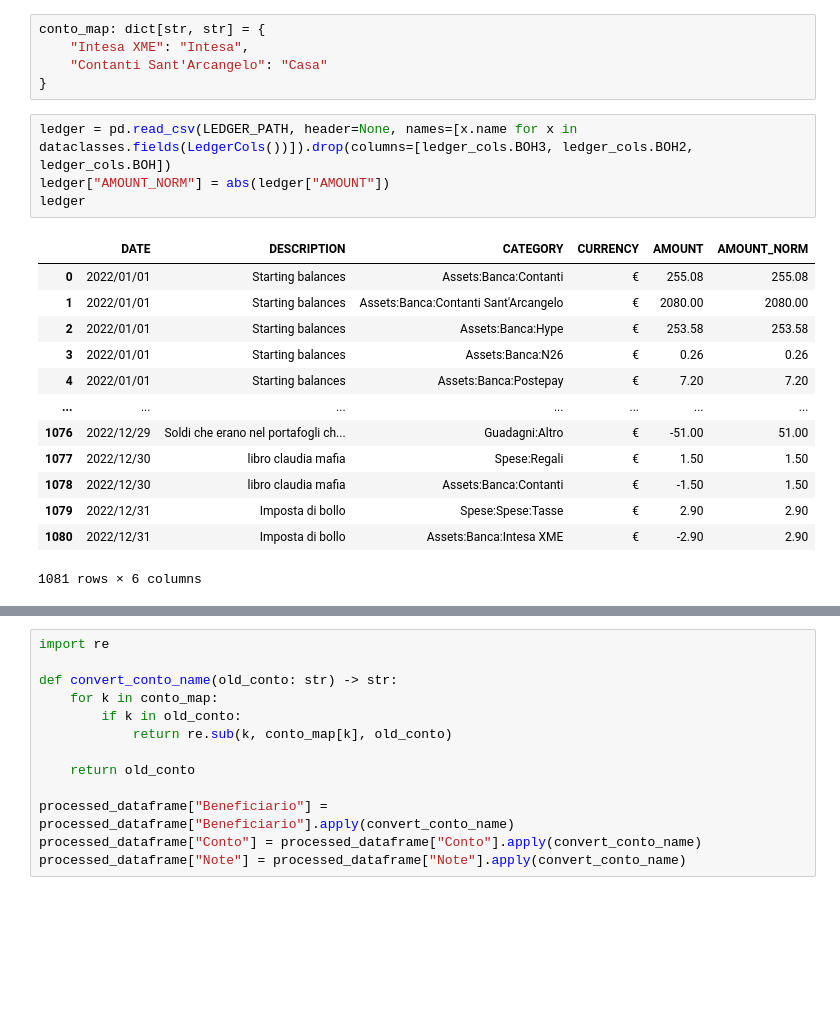
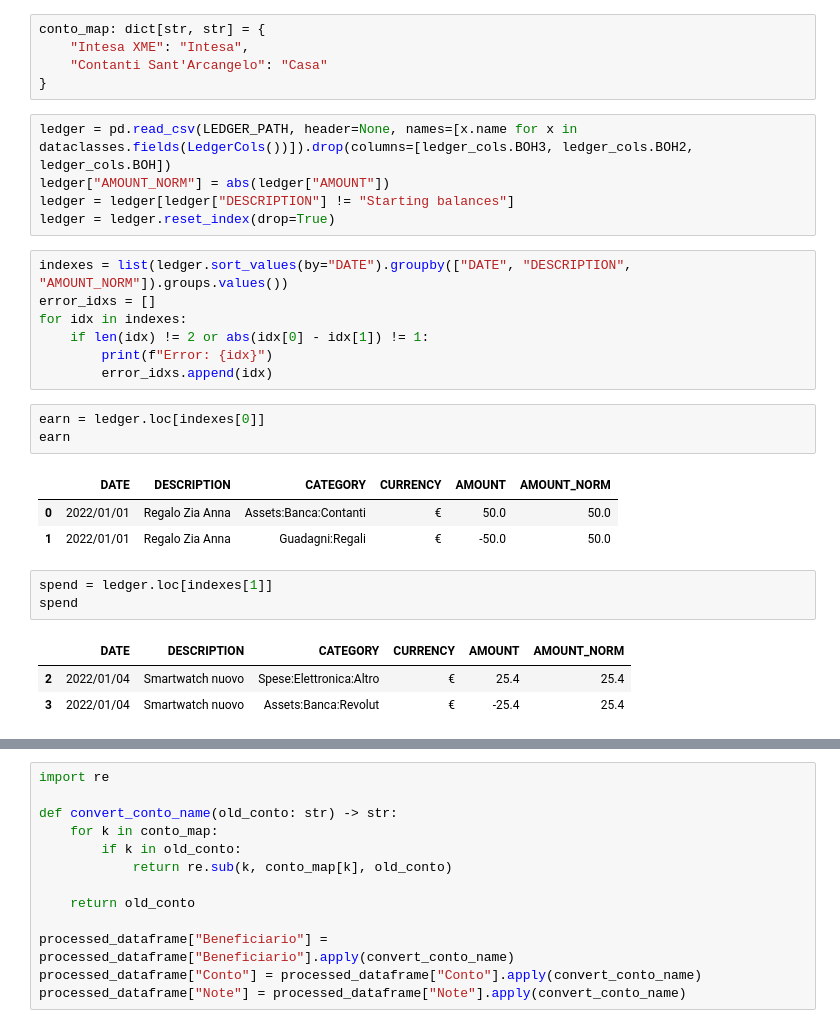
Before and after one commit to paolo-sofia/ledger-to-mmex, a Jupyter notebook: notebooks/dev.ipynb, the cells around one changed output, grey strips where cells are left out. Cells and saved outputs as stored; diff of their text form; blank space fills up the shorter version.

```diff
--- a/notebooks/dev.ipynb
+++ b/notebooks/dev.ipynb
@@ -52,18 +52,26 @@ conto_map: dict[str, str] = {
 # %%
 ledger = pd.read_csv(LEDGER_PATH, header=None, names=[x.name for x in dataclasses.fields(LedgerCols())]).drop(columns=[ledger_cols.BOH3, ledger_cols.BOH2, ledger_cols.BOH])
 ledger["AMOUNT_NORM"] = abs(ledger["AMOUNT"])
-ledger
+ledger = ledger[ledger["DESCRIPTION"] != "Starting balances"]
+ledger = ledger.reset_index(drop=True)
-# %% [output]
-|  | DATE | DESCRIPTION | CATEGORY | CURRENCY | AMOUNT | AMOUNT_NORM |
-| 0 | 2022/01/01 | Starting balances | Assets:Banca:Contanti | € | 255.08 | 255.08 |
-| 1 | 2022/01/01 | Starting balances | Assets:Banca:Contanti Sant'Arcangelo | € | 2080.00 | 2080.00 |
-| 2 | 2022/01/01 | Starting balances | Assets:Banca:Hype | € | 253.58 | 253.58 |
-| 3 | 2022/01/01 | Starting balances | Assets:Banca:N26 | € | 0.26 | 0.26 |
-| 4 | 2022/01/01 | Starting balances | Assets:Banca:Postepay | € | 7.20 | 7.20 |
-| ... | ... | ... | ... | ... | ... | ... |
-| 1076 | 2022/12/29 | Soldi che erano nel portafogli ch... | Guadagni:Altro | € | -51.00 | 51.00 |
-| 1077 | 2022/12/30 | libro claudia mafia | Spese:Regali | € | 1.50 | 1.50 |
-| 1078 | 2022/12/30 | libro claudia mafia | Assets:Banca:Contanti | € | -1.50 | 1.50 |
-| 1079 | 2022/12/31 | Imposta di bollo | Spese:Spese:Tasse | € | 2.90 | 2.90 |
-| 1080 | 2022/12/31 | Imposta di bollo | Assets:Banca:Intesa XME | € | -2.90 | 2.90 |
-1081 rows × 6 columns
+# %%
+indexes = list(ledger.sort_values(by="DATE").groupby(["DATE", "DESCRIPTION", "AMOUNT_NORM"]).groups.values())
+error_idxs = []
+for idx in indexes:
+    if len(idx) != 2 or abs(idx[0] - idx[1]) != 1:
+        print(f"Error: {idx}")
+        error_idxs.append(idx)
+# %%
+earn = ledger.loc[indexes[0]]
+earn
+# %% [output]
+|  | DATE | DESCRIPTION | CATEGORY | CURRENCY | AMOUNT | AMOUNT_NORM |
+| 0 | 2022/01/01 | Regalo Zia Anna | Assets:Banca:Contanti | € | 50.0 | 50.0 |
+| 1 | 2022/01/01 | Regalo Zia Anna | Guadagni:Regali | € | -50.0 | 50.0 |
+# %%
+spend = ledger.loc[indexes[1]]
+spend
+# %% [output]
+|  | DATE | DESCRIPTION | CATEGORY | CURRENCY | AMOUNT | AMOUNT_NORM |
+| 2 | 2022/01/04 | Smartwatch nuovo | Spese:Elettronica:Altro | € | 25.4 | 25.4 |
+| 3 | 2022/01/04 | Smartwatch nuovo | Assets:Banca:Revolut | € | -25.4 | 25.4 |
```
Also changed, not shown: parts of 12 cells of this notebook, 6 other files.
